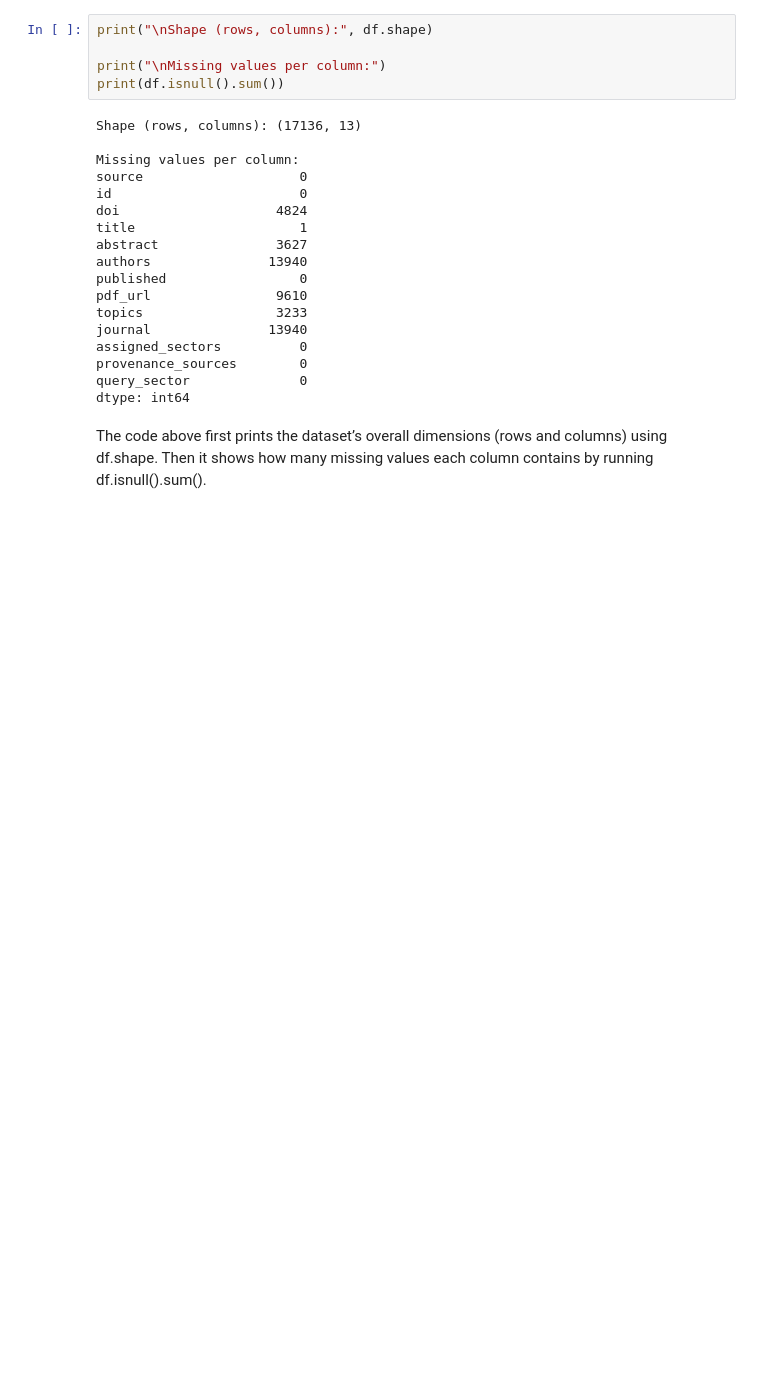
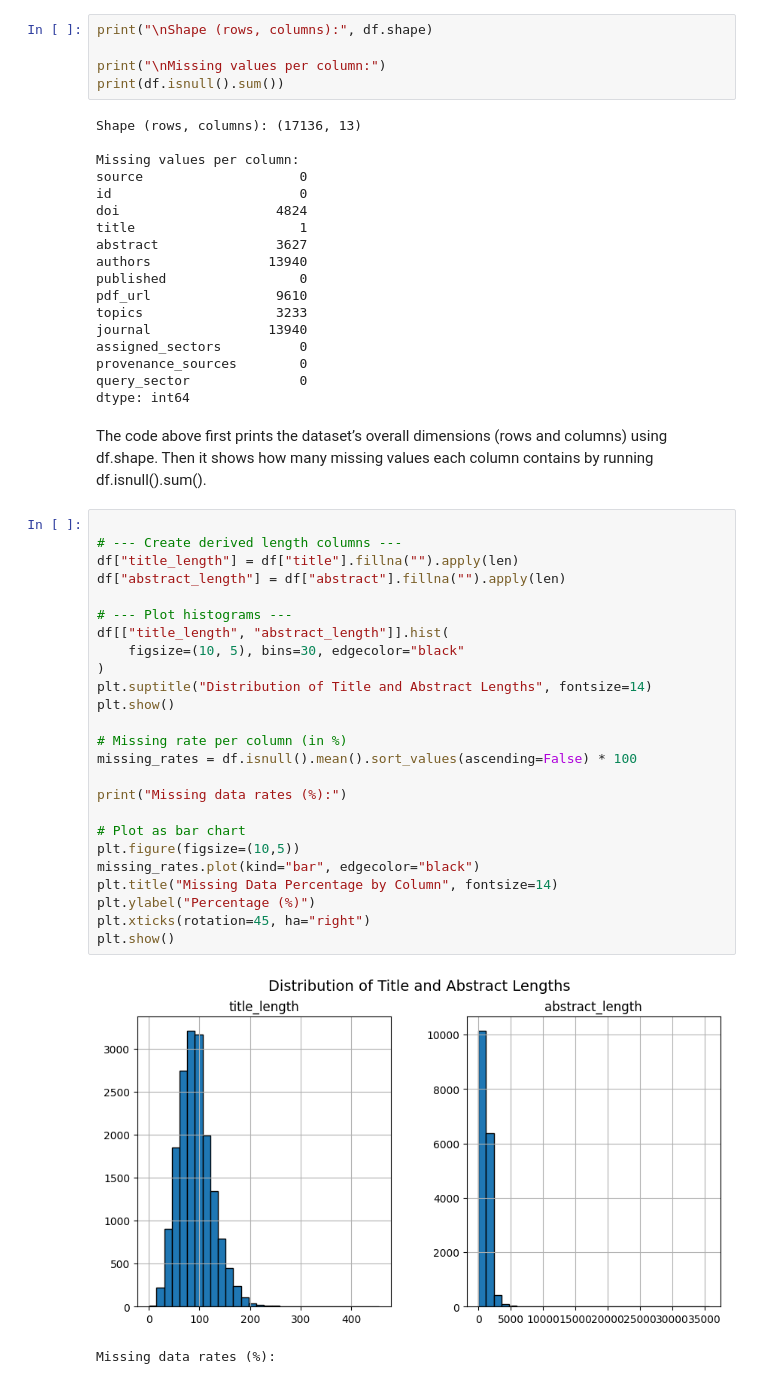
Before and after one commit to jehumtine/AcademicJournalClassifier, a Jupyter notebook: notebooks/Classifying Journal Articles.ipynb, the cells around one changed output. Saved outputs shown, nothing was run; the diff lists cells and outputs as text; blank space fills up the shorter version.

Commit message:
[DU]: Statistics Graphs & Summary

```diff
--- a/notebooks/Classifying Journal Articles.ipynb
+++ b/notebooks/Classifying Journal Articles.ipynb
@@ -155,3 +155,31 @@ query_sector              0
 dtype: int64
 # %% [markdown]
 The code above first prints the dataset’s overall dimensions (rows and columns) using df.shape. Then it shows how many missing values each column contains by running df.isnull().sum().
+# %%
+
+# --- Create derived length columns ---
+df["title_length"] = df["title"].fillna("").apply(len)
+df["abstract_length"] = df["abstract"].fillna("").apply(len)
+
+# --- Plot histograms ---
+df[["title_length", "abstract_length"]].hist(
+    figsize=(10, 5), bins=30, edgecolor="black"
+)
+plt.suptitle("Distribution of Title and Abstract Lengths", fontsize=14)
+plt.show()
+
+# Missing rate per column (in %)
+missing_rates = df.isnull().mean().sort_values(ascending=False) * 100
+
+print("Missing data rates (%):")
+
+# Plot as bar chart
+plt.figure(figsize=(10,5))
+missing_rates.plot(kind="bar", edgecolor="black")
+plt.title("Missing Data Percentage by Column", fontsize=14)
+plt.ylabel("Percentage (%)")
+plt.xticks(rotation=45, ha="right")
+plt.show()
+# %% [output]
+[figure, added]
+Missing data rates (%):
```
Also changed, not shown: parts of 4 cells of this notebook.
